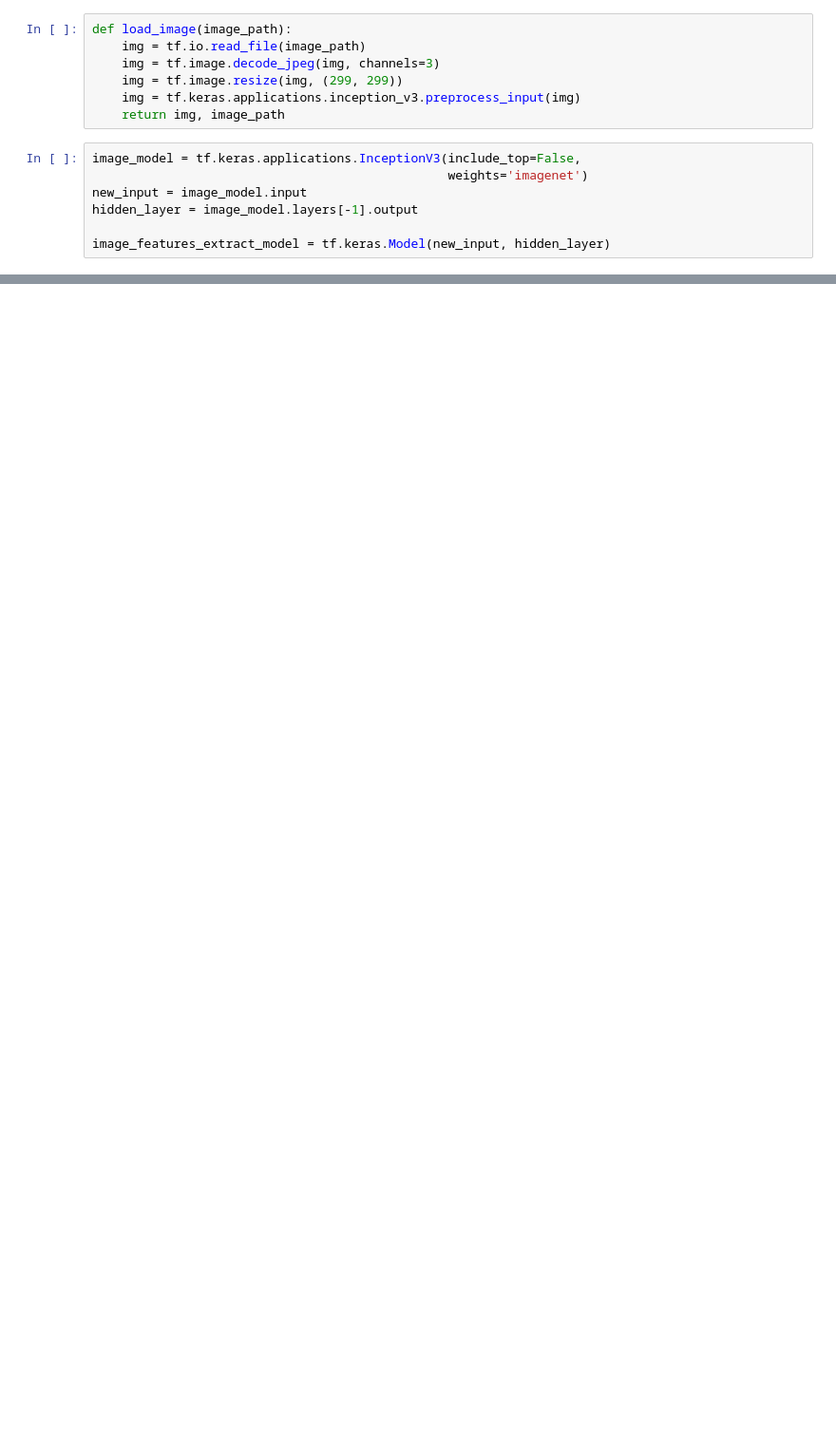
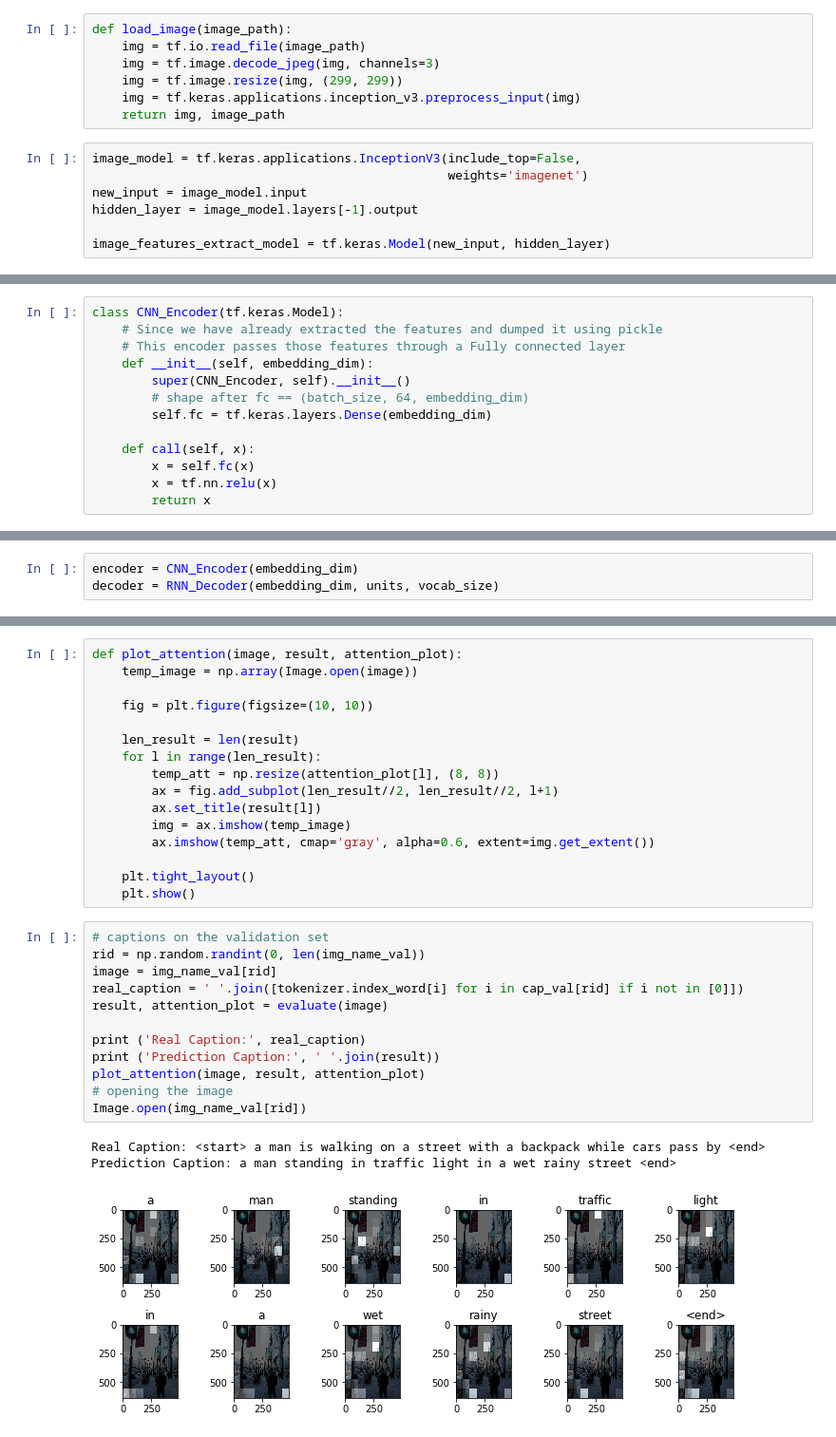
Before and after one commit to Rohan0401/tensorflow_2_work, a Jupyter notebook: advance_text_and_sequences/image_captioning.ipynb, the cells around one changed output, grey strips where cells are left out. Shown at 95% size. Cells and saved outputs as stored; diff of their text form; blank space fills up the shorter version.

```diff
--- a/advance_text_and_sequences/image_captioning.ipynb
+++ b/advance_text_and_sequences/image_captioning.ipynb
@@ -107,0 +211,13 @@ KeyboardInterrupt:
+# %%
+class CNN_Encoder(tf.keras.Model):
+    # Since we have already extracted the features and dumped it using pickle
+    # This encoder passes those features through a Fully connected layer
+    def __init__(self, embedding_dim):
+        super(CNN_Encoder, self).__init__()
+        # shape after fc == (batch_size, 64, embedding_dim)
+        self.fc = tf.keras.layers.Dense(embedding_dim)
+
+    def call(self, x):
+        x = self.fc(x)
+        x = tf.nn.relu(x)
+        return x
@@ -107,0 +266,3 @@ KeyboardInterrupt:
+# %%
+encoder = CNN_Encoder(embedding_dim)
+decoder = RNN_Decoder(embedding_dim, units, vocab_size)
@@ -107,0 +428,32 @@ KeyboardInterrupt:
+# %%
+def plot_attention(image, result, attention_plot):
+    temp_image = np.array(Image.open(image))
+
+    fig = plt.figure(figsize=(10, 10))
+
+    len_result = len(result)
+    for l in range(len_result):
+        temp_att = np.resize(attention_plot[l], (8, 8))
+        ax = fig.add_subplot(len_result//2, len_result//2, l+1)
+        ax.set_title(result[l])
+        img = ax.imshow(temp_image)
+        ax.imshow(temp_att, cmap='gray', alpha=0.6, extent=img.get_extent())
+
+    plt.tight_layout()
+    plt.show()
+# %%
+# captions on the validation set
+rid = np.random.randint(0, len(img_name_val))
+image = img_name_val[rid]
+real_caption = ' '.join([tokenizer.index_word[i] for i in cap_val[rid] if i not in [0]])
+result, attention_plot = evaluate(image)
+
+print ('Real Caption:', real_caption)
+print ('Prediction Caption:', ' '.join(result))
+plot_attention(image, result, attention_plot)
+# opening the image
+Image.open(img_name_val[rid])
+# %% [output]
+Real Caption: <start> a man is walking on a street with a backpack while cars pass by <end>
+Prediction Caption: a man standing in traffic light in a wet rainy street <end>
+[figure, added]
```
Also changed, not shown: parts of 33 cells of this notebook, 1 other file.
